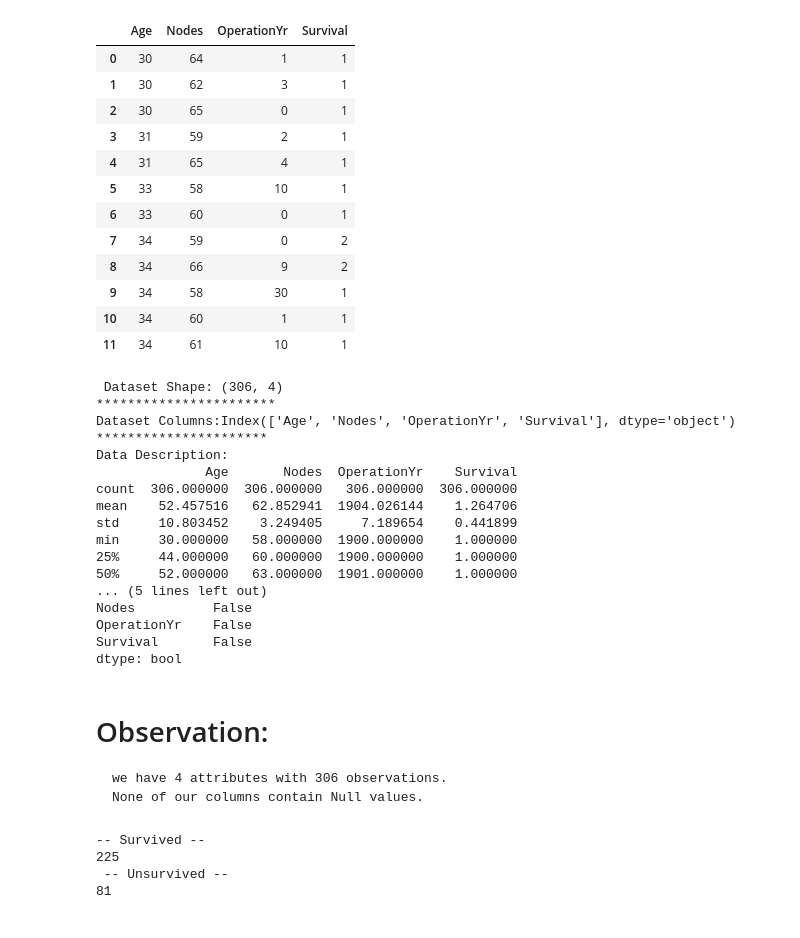
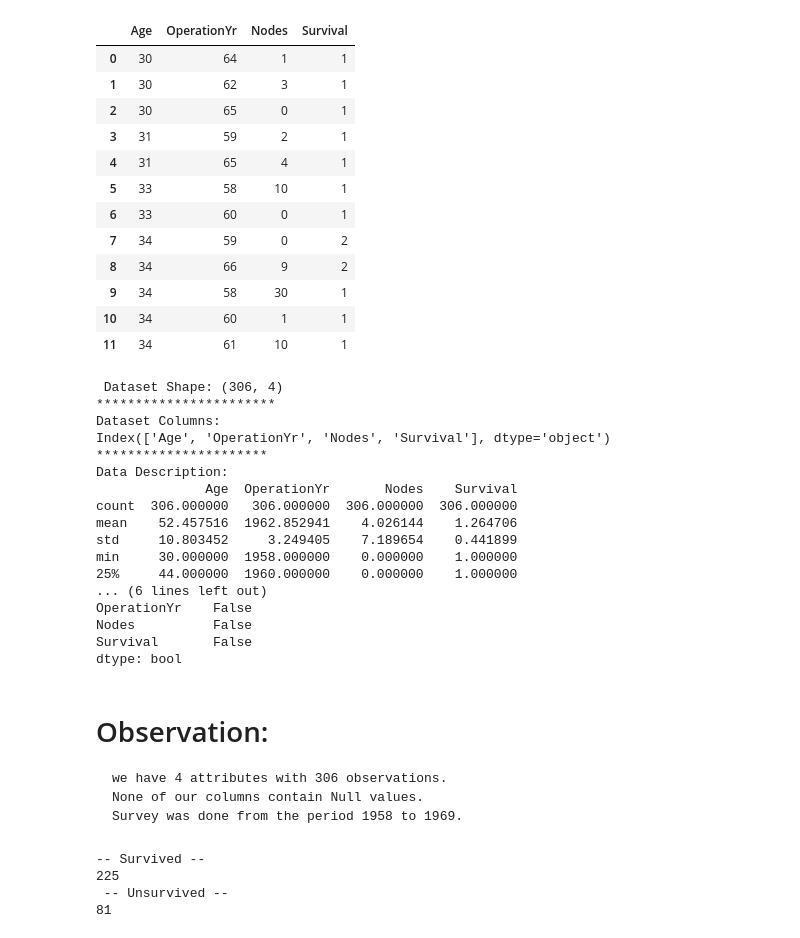
Before and after one commit to Kailash7dev/Cancer-Analysis-on-Haberman-s-Datasets, a Jupyter notebook: Haberman Cancer Analysis 2.ipynb, the cells around one changed output. Saved outputs shown, nothing was run; the diff lists cells and outputs as text; code cells hidden in the pictures.

```diff
--- a/Haberman Cancer Analysis 2.ipynb
+++ b/Haberman Cancer Analysis 2.ipynb
@@ -6,10 +6,10 @@ import matplotlib.pyplot as plt
 import seaborn as sns
 # %%
 #getting the data
-Cancer = pd.read_csv('C:\\Kailash sukumaran\\learning\\haberman_cancer_dataset.csv' ,names=['Age','Nodes','OperationYr','Survival'])
+Cancer = pd.read_csv('C:\\Kailash sukumaran\\learning\\haberman_cancer_dataset.csv' ,names=['Age','OperationYr','Nodes','Survival'])
 Cancer.head(12)
 # %% [output]
-|  | Age | Nodes | OperationYr | Survival |
+|  | Age | OperationYr | Nodes | Survival |
 | 0 | 30 | 64 | 1 | 1 |
 | 1 | 30 | 62 | 3 | 1 |
 | 2 | 30 | 65 | 0 | 1 |
@@ -26,31 +26,32 @@ Cancer.head(12)
 # Converting year format from 'YY'  to 'YYYY'
 Cancer['OperationYr'] = Cancer['OperationYr'] + 1900
 # %%
-# Getting General About the Data
-print(' Dataset Shape: {} \n*********************** \nDataset Columns:{} \n********************** \nData Description:\n{} \n********************** \nDoes Data contains null values \n  {} '\
+# Getting Statistical description About the Data
+print(' Dataset Shape: {} \n*********************** \nDataset Columns:\n{} \n********************** \nData Description:\n{} \n********************** \nDoes Data contains null values \n  {} '\
       .format(Cancer.shape, Cancer.columns, Cancer.describe(), Cancer.isnull().all()))
 # %% [output]
  Dataset Shape: (306, 4)
 ***********************
-Dataset Columns:Index(['Age', 'Nodes', 'OperationYr', 'Survival'], dtype='object')
+Dataset Columns:
+Index(['Age', 'OperationYr', 'Nodes', 'Survival'], dtype='object')
 **********************
 Data Description:
-              Age       Nodes  OperationYr    Survival
-count  306.000000  306.000000   306.000000  306.000000
-mean    52.457516   62.852941  1904.026144    1.264706
-std     10.803452    3.249405     7.189654    0.441899
-min     30.000000   58.000000  1900.000000    1.000000
-25%     44.000000   60.000000  1900.000000    1.000000
-50%     52.000000   63.000000  1901.000000    1.000000
-... (5 lines left out)
+              Age  OperationYr       Nodes    Survival
+count  306.000000   306.000000  306.000000  306.000000
+mean    52.457516  1962.852941    4.026144    1.264706
+std     10.803452     3.249405    7.189654    0.441899
+min     30.000000  1958.000000    0.000000    1.000000
+25%     44.000000  1960.000000    0.000000    1.000000
+... (6 lines left out)
+OperationYr    False
 Nodes          False
-OperationYr    False
 Survival       False
 dtype: bool
 # %% [markdown]
 # Observation:
     we have 4 attributes with 306 observations.
     None of our columns contain Null values.
+    Survey was done from the period 1958 to 1969.
 # %%
 # Splitting the data frame into Survived and Unsurvived
 df_survived = Cancer[Cancer['Survival'] ==1 ]
```
Also changed, not shown: parts of 23 cells of this notebook.
